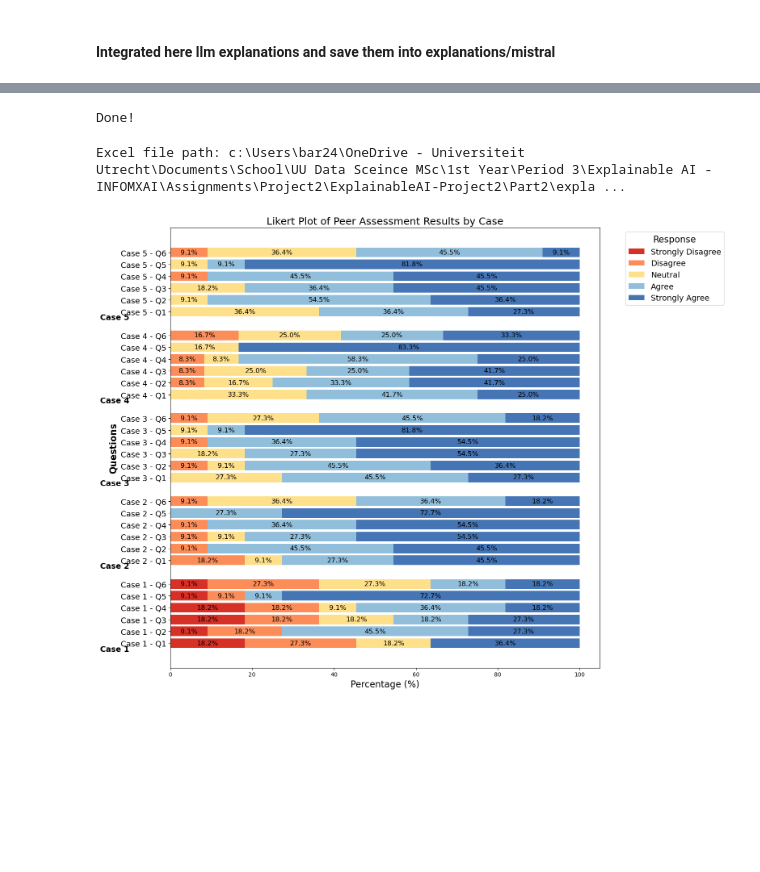
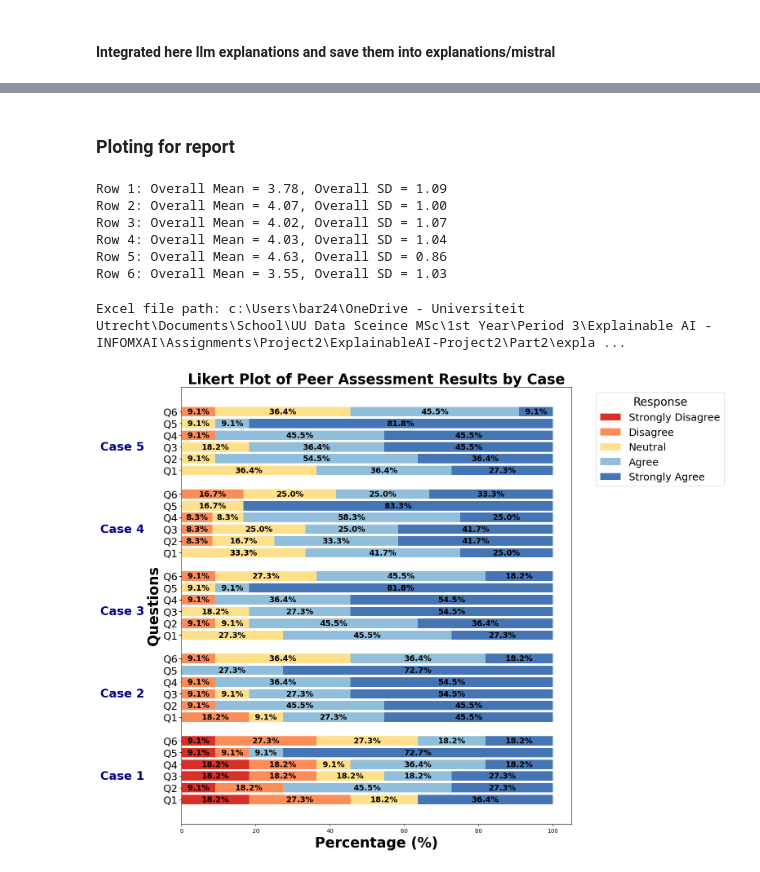
Before and after one commit to BarGinger/ExplainableAI-Project2, a Jupyter notebook: Part2/nl_generation.ipynb, the cells around one changed output, grey strips where cells are left out. Drawn from its saved outputs; the diff is of its cells as text; code cells hidden in the pictures; blank space fills up the shorter version.

```diff
--- a/Part2/nl_generation.ipynb
+++ b/Part2/nl_generation.ipynb
@@ -239,10 +239,48 @@ Chosen trace: ['getCoffee', 'getKitchenCoffee', 'getStaffCard', 'getOwnCard', 'g
 Action to explain: gotoKitchen in trace
 Ancestor names: ['getCoffee', 'getKitchenCoffee']
 directory ---> c:\Users\bar24\OneDrive - Universiteit Utrecht\Documents\School\UU Data Sceince MSc\1st Year\Period 3\Explainable AI - INFOMXAI\Assignments\Project2\ExplainableAI-Project2\Part2\explana ...
-# %%
-print("Done!")
-# %% [output]
-Done!
+# %% [markdown]
+### Ploting for report
+# %%
+import numpy as np
+import pandas as pd
+
+# Data for each case (mean ± SD)
+data = {
+    "Case 1": [(3.09, 1.64), (3.64, 1.36), (3.18, 1.54), (3.18, 1.47), (4.27, 1.42), (3.09, 1.30)],
+    "Case 2": [(4.00, 1.18), (4.27, 0.90), (4.27, 1.01), (4.36, 0.92), (4.73, 0.47), (3.64, 0.92)],
+    "Case 3": [(4.00, 0.77), (4.09, 0.94), (4.36, 0.81), (4.36, 0.92), (4.73, 0.65), (3.73, 0.90)],
+    "Case 4": [(3.92, 0.79), (4.08, 1.00), (4.00, 1.04), (4.00, 0.85), (4.67, 0.78), (3.75, 1.14)],
+    "Case 5": [(3.91, 0.83), (4.27, 0.65), (4.27, 0.79), (4.27, 0.90), (4.73, 0.65), (3.55, 0.82)],
+}
+
+# Calculate overall mean and SD
+overall_means = []
+overall_sds = []
+
+for i in range(len(data["Case 1"])):
+    means = [data[case][i][0] for case in data]
+    sds = [data[case][i][1] for case in data]
+
+    # Overall mean
+    overall_mean = np.mean(means)
+
+    # Overall SD (pooled standard deviation)
+    overall_sd = np.sqrt(np.mean([sd**2 for sd in sds]))
+
+    overall_means.append(overall_mean)
+    overall_sds.append(overall_sd)
+
+# Print results
+for i, (mean, sd) in enumerate(zip(overall_means, overall_sds), start=1):
+    print(f"Row {i}: Overall Mean = {mean:.2f}, Overall SD = {sd:.2f}")
+# %% [output]
+Row 1: Overall Mean = 3.78, Overall SD = 1.09
+Row 2: Overall Mean = 4.07, Overall SD = 1.00
+Row 3: Overall Mean = 4.02, Overall SD = 1.07
+Row 4: Overall Mean = 4.03, Overall SD = 1.04
+Row 5: Overall Mean = 4.63, Overall SD = 0.86
+Row 6: Overall Mean = 3.55, Overall SD = 1.03
 # %%
 import pandas as pd
 import numpy as np
@@ -306,35 +344,35 @@ for case, offset in case_offsets.items():
     y_pos = np.arange(len(case_data)) + offset
     y_positions.extend(y_pos)
 
     left = np.zeros(len(case_data))
     for category, color in zip(categories, colors):
         bars = ax.barh(y_pos, case_data[category], left=left, color=color, label=category if case == "Case 1" else "")
 
         # Add percentage labels to each bar
         for bar in bars:
             width = bar.get_width()
             if width > 2:  # Only add labels if the segment is wide enough
                 ax.text(bar.get_x() + width / 2, bar.get_y() + bar.get_height() / 2,
-                        f"{width:.1f}%", ha="center", va="center", fontsize=12, color="black")
+                        f"{width:.1f}%", ha="center", va="center", fontsize=14, color="black", weight="bold")
 
         left += case_data[category]
 
 # Add case labels as separators
 for case, offset in case_offsets.items():
-    ax.text(-10, offset - 0.5, case, fontsize=14, fontweight="bold", ha="right", va="center")
+    ax.text(-10, offset + 2, case, fontsize=21, fontweight="bold", ha="right", va="center", color="darkblue")
 
 # Add labels, title, and legend
 ax.set_title("Likert Plot of Peer Assessment Results by Case", fontsize=25, fontweight="bold")
 ax.set_xlabel("Percentage (%)", fontsize=25, fontweight="bold")
 ax.set_ylabel("Questions", fontsize=25, fontweight="bold")
 ax.set_yticks(y_positions)
-ax.set_yticklabels([f"{case} - {question}" for case, question in likert_data_normalized.index], fontsize=14)
-ax.legend(title="Response", bbox_to_anchor=(1.05, 1), loc="upper left", fontsize=14, title_fontsize=25, fontweight="bold")
+ax.set_yticklabels([f"{question}" for case, question in likert_data_normalized.index], fontsize=18)
+ax.legend(title="Response", bbox_to_anchor=(1.05, 1), loc="upper left", fontsize=18, title_fontsize=20)
 
 # Adjust layout and save the plot
 plt.tight_layout()
 plt.savefig("likert_plot_combined_high_fonts.png", dpi=300)  # Save as high-resolution image
 plt.show()
 # %% [output]
 Excel file path: c:\Users\bar24\OneDrive - Universiteit Utrecht\Documents\School\UU Data Sceince MSc\1st Year\Period 3\Explainable AI - INFOMXAI\Assignments\Project2\ExplainableAI-Project2\Part2\expla ...
-[figure, old version]
+[figure, new version]
```
Also changed, not shown: parts of 1 cell of this notebook.
